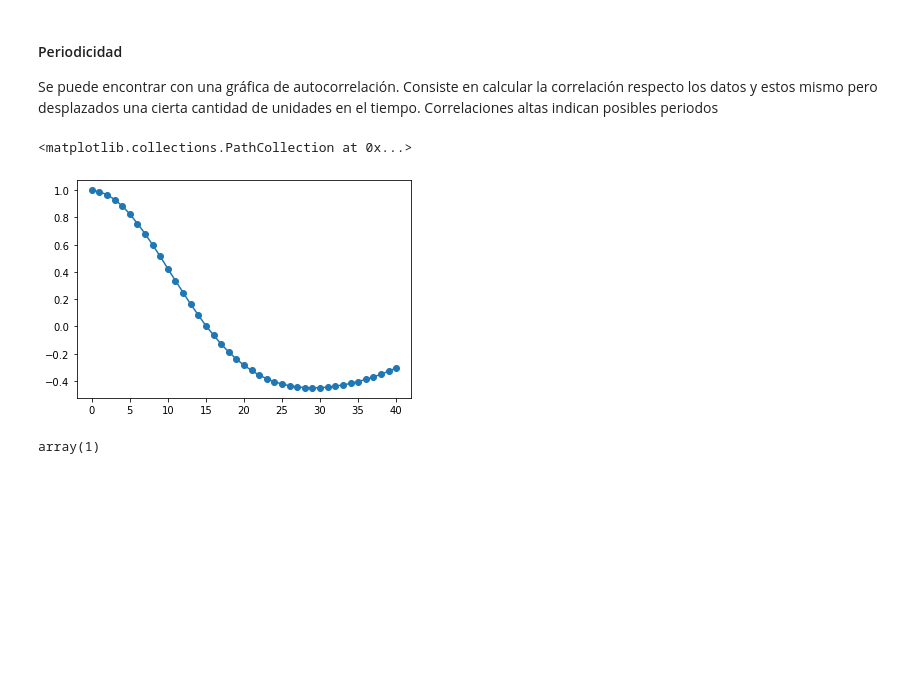
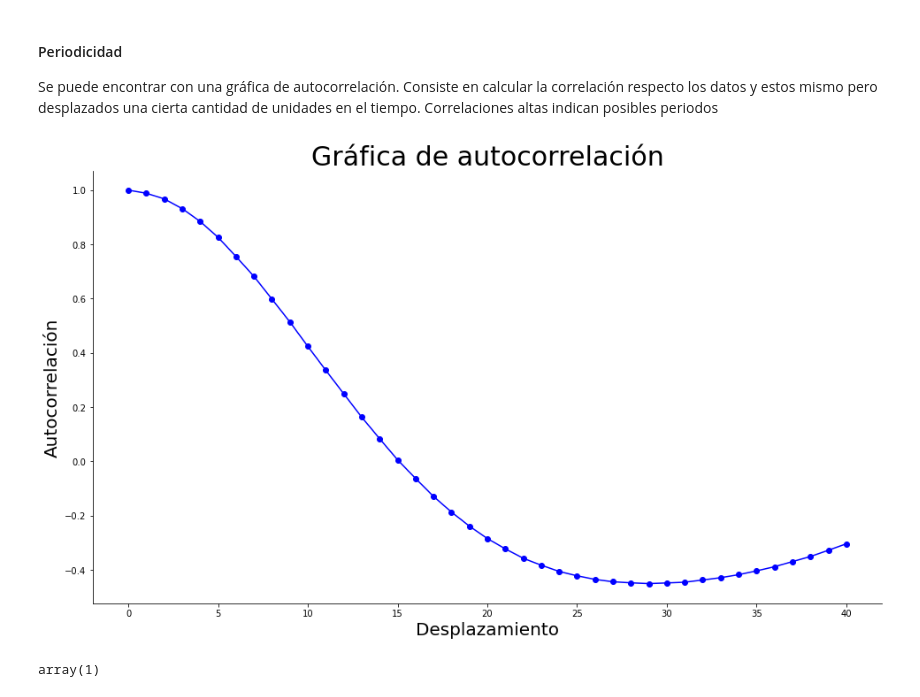
Before and after one commit to DanteBM/PronosticoErupciones, a Jupyter notebook: notebooks/NotebookMaestro.ipynb, the cells around one changed output. Cells and saved outputs as stored; diff of their text form; code cells hidden in the pictures; blank space fills up the shorter version.

Commit message:
Formato de las gráficas

```diff
--- a/notebooks/NotebookMaestro.ipynb
+++ b/notebooks/NotebookMaestro.ipynb
@@ -635,14 +639,20 @@ Se puede encontrar con una gráfica de autocorrelación. Consiste en calcular la
 # %%
 path_sample = "/home/oscar/Documentos/LCD/Volcanes/predict-volcanic-eruptions-ingv-oe/train"
 filename_sample = listdir(path_sample)[3]
 sample = pd.read_csv(path.join(path_sample, filename_sample))
 autocorrelation = stattools.acf(sample.sensor_1, nlags=40, fft=False)
 
-plt.plot(autocorrelation)
-plt.scatter(np.arange(0,41), autocorrelation)
+fig, ax = plt.subplots(figsize=(16,9))
+ax.plot(autocorrelation, "bo-")
+#ax.scatter(np.arange(0,41), autocorrelation)
+
+ax.set_title("Gráfica de autocorrelación", fontsize = 30)
+ax.set_ylabel("Autocorrelación", fontsize = 20)
+ax.set_xlabel("Desplazamiento", fontsize = 20)
+[ax.spines[i].set_visible(False) for i in ax.spines if i not in ["bottom", "left"]]; # To delete the spines
+fig.savefig("../imgs/Autocorrelación.png")
 # %% [output]
-<matplotlib.collections.PathCollection at 0x...>
-[figure, old version]
+[figure, new version]
 # %%
 higher_correlation = np.sort(autocorrelation)[-2]
 np.argwhere(autocorrelation == higher_correlation).squeeze()
```
Also changed, not shown: parts of 16 cells of this notebook.
